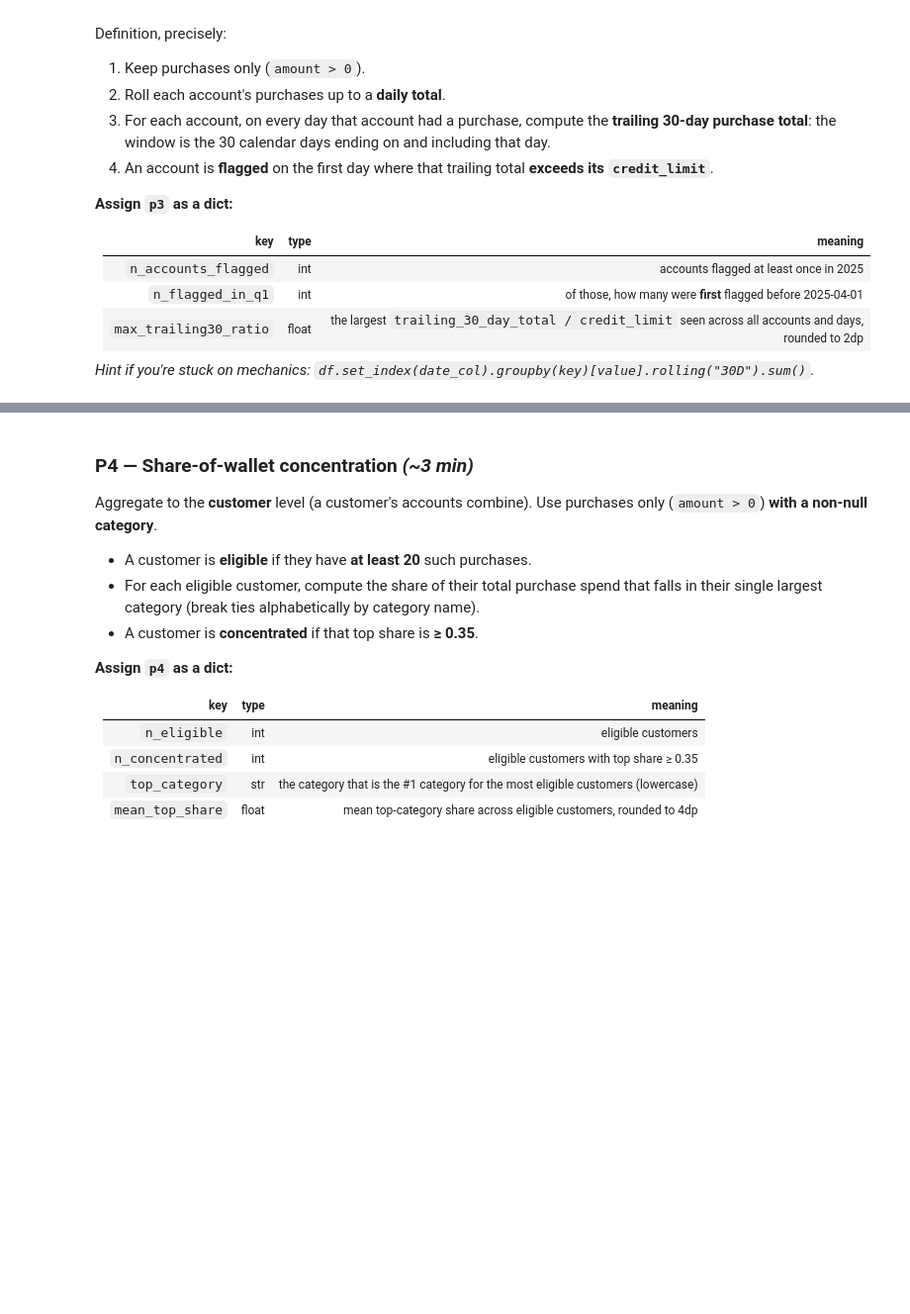
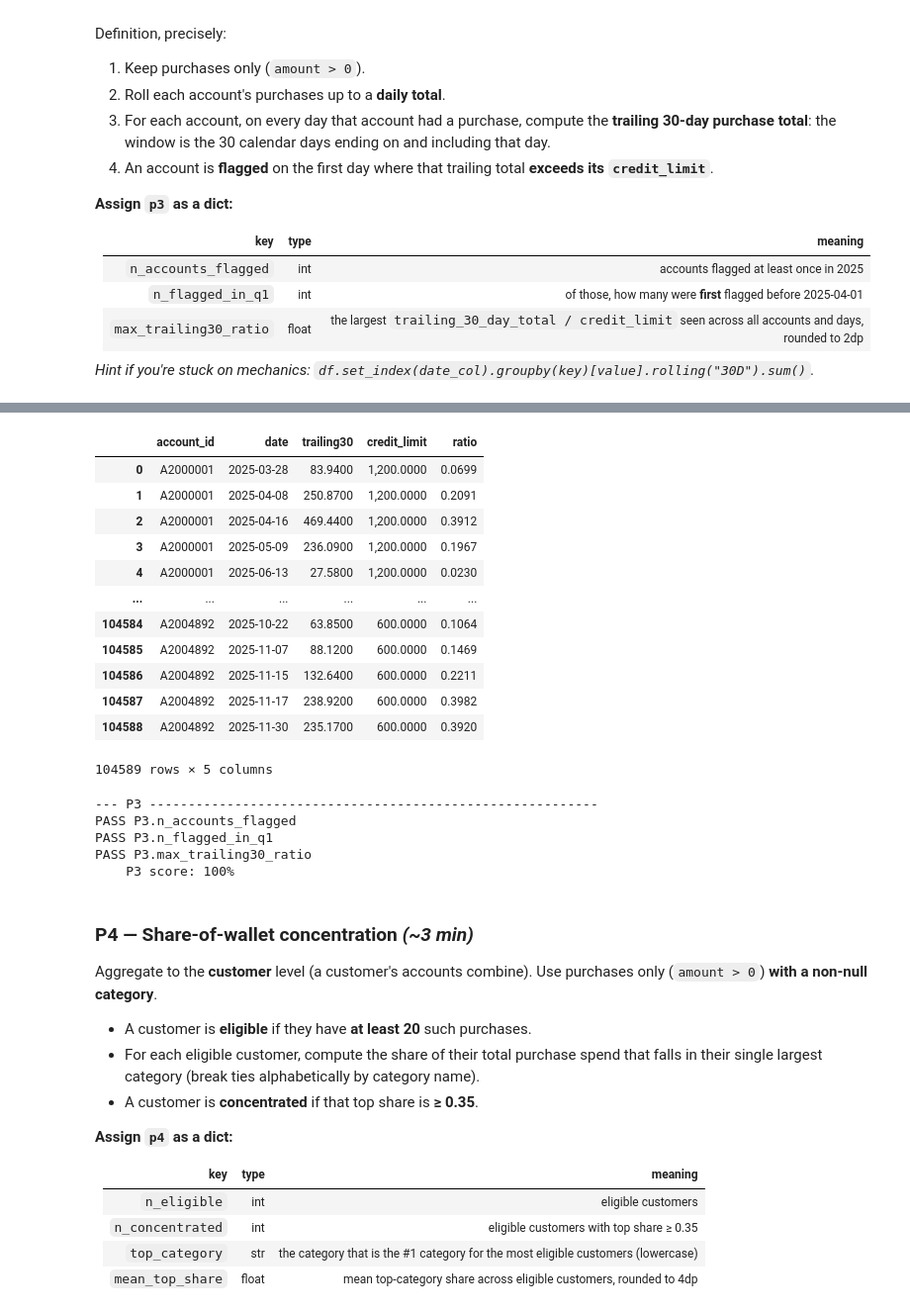
Before and after one commit to Roccolee18/ds_practice, a Jupyter notebook: attempts/2026-09-17-capital-one-ds/exam.ipynb, the cells around one changed output, grey strips where cells are left out. Shown at 99% size. Saved outputs shown, nothing was run; the diff lists cells and outputs as text; code cells hidden in the pictures; blank space fills up the shorter version.

```diff
--- a/attempts/2026-09-17-capital-one-ds/exam.ipynb
+++ b/attempts/2026-09-17-capital-one-ds/exam.ipynb
@@ -242,3 +290,11 @@ Definition, precisely:
 | `max_trailing30_ratio` | float | the largest `trailing_30_day_total / credit_limit` seen across all accounts and days, rounded to 2dp |
 
 *Hint if you're stuck on mechanics: `df.set_index(date_col).groupby(key)[value].rolling("30D").sum()`.*
+# %%
+purchases = clean[clean["amount"]>0].copy()
+purchases["date"] = purchases["txn_ts"].dt.normalize()
+
+daily_total = (purchases.groupby(["account_id", "date"], as_index=False)["amount"].sum()
+                .sort_values(["account_id", "date"]))
+
+daily_total
@@ -245,13 +315,44 @@ Definition, precisely:
+# %%
+rolling = (daily_total.set_index("date")
+            .groupby("account_id")["amount"]
+            .rolling("30D").sum()
+            .reset_index(name="trailing30"))
+
+rolling = rolling.merge(acc[["account_id", "credit_limit"]], on="account_id", how="left")
+rolling["ratio"] = rolling["trailing30"]/rolling["credit_limit"]
+
+first_flag = rolling[rolling["ratio"] > 1.0].groupby("account_id", as_index=False)["date"].min()
+
+rolling
+# %% [output]
+|  | account_id | date | trailing30 | credit_limit | ratio |
+| 0 | A2000001 | 2025-03-28 | 83.9400 | 1,200.0000 | 0.0699 |
+| 1 | A2000001 | 2025-04-08 | 250.8700 | 1,200.0000 | 0.2091 |
+| 2 | A2000001 | 2025-04-16 | 469.4400 | 1,200.0000 | 0.3912 |
+| 3 | A2000001 | 2025-05-09 | 236.0900 | 1,200.0000 | 0.1967 |
+| 4 | A2000001 | 2025-06-13 | 27.5800 | 1,200.0000 | 0.0230 |
+| ... | ... | ... | ... | ... | ... |
+| 104584 | A2004892 | 2025-10-22 | 63.8500 | 600.0000 | 0.1064 |
+| 104585 | A2004892 | 2025-11-07 | 88.1200 | 600.0000 | 0.1469 |
+| 104586 | A2004892 | 2025-11-15 | 132.6400 | 600.0000 | 0.2211 |
+| 104587 | A2004892 | 2025-11-17 | 238.9200 | 600.0000 | 0.3982 |
+| 104588 | A2004892 | 2025-11-30 | 235.1700 | 600.0000 | 0.3920 |
+104589 rows × 5 columns
 # %%
 # --- P3 ---
 
-
 p3 = {
-    "n_accounts_flagged": None,
-    "n_flagged_in_q1": None,
-    "max_trailing30_ratio": None,
+    "n_accounts_flagged": int(len(first_flag)),
+    "n_flagged_in_q1": int((first_flag["date"]<"2025-04-01").sum()),
+    "max_trailing30_ratio": float(round(rolling["ratio"].max(), 2)),
 }
 check("P3", p3)
+# %% [output]
+--- P3 ----------------------------------------------------------
+PASS P3.n_accounts_flagged
+PASS P3.n_flagged_in_q1
+PASS P3.max_trailing30_ratio
+    P3 score: 100%
 # %% [markdown]
 ### P4 — Share-of-wallet concentration  *(~3 min)*
 
```
Also changed, not shown: parts of 14 cells of this notebook.
